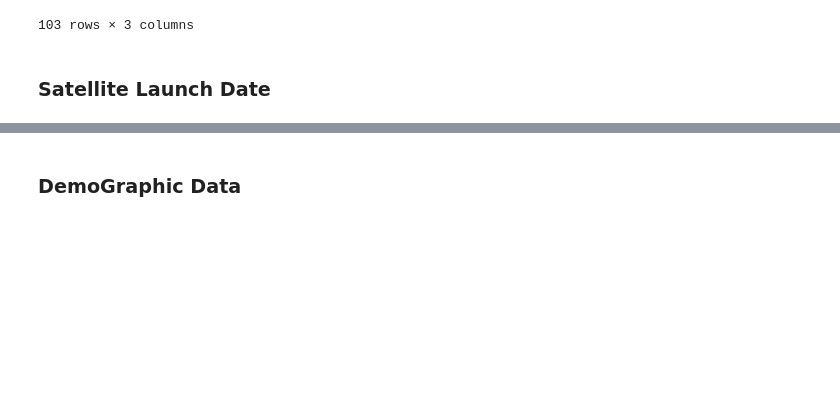
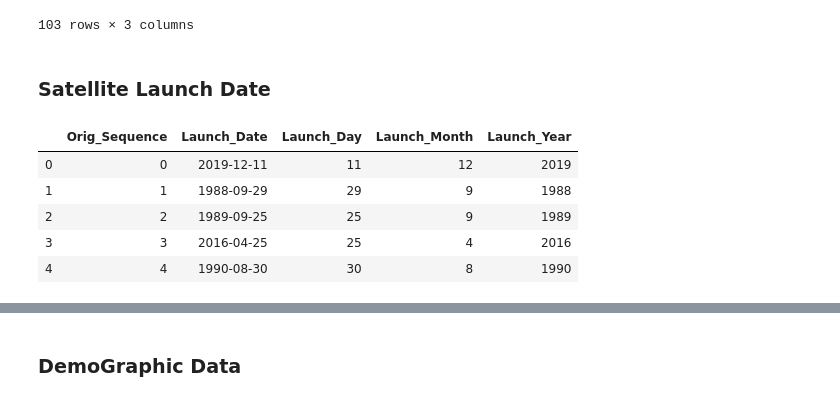
Before and after one commit to henryle-n/Global-Satellite-Launches, a Jupyter notebook: ETL.ipynb, the cells around one changed output, grey strips where cells are left out. Drawn from its saved outputs; the diff is of its cells as text; code cells hidden in the pictures; blank space fills up the shorter version.

```diff
--- a/ETL.ipynb
+++ b/ETL.ipynb
@@ -163,4 +164,13 @@ df["Launch_Day"] = df["Launch_Date"].dt.day
 df["Launch_Month"] = df["Launch_Date"].dt.month
 df["Launch_Year"] = df["Launch_Date"].dt.year
 Launch_Date = df[["Orig_Sequence", "Launch_Date", "Launch_Day", "Launch_Month","Launch_Year"]]
+# %%
+Launch_Date.head()
+# %% [output]
+|  | Orig_Sequence | Launch_Date | Launch_Day | Launch_Month | Launch_Year |
+| 0 | 0 | 2019-12-11 | 11 | 12 | 2019 |
+| 1 | 1 | 1988-09-29 | 29 | 9 | 1988 |
+| 2 | 2 | 1989-09-25 | 25 | 9 | 1989 |
+| 3 | 3 | 2016-04-25 | 25 | 4 | 2016 |
+| 4 | 4 | 1990-08-30 | 30 | 8 | 1990 |
 # %%
```
Also changed, not shown: parts of 7 cells of this notebook, 8 other files.
